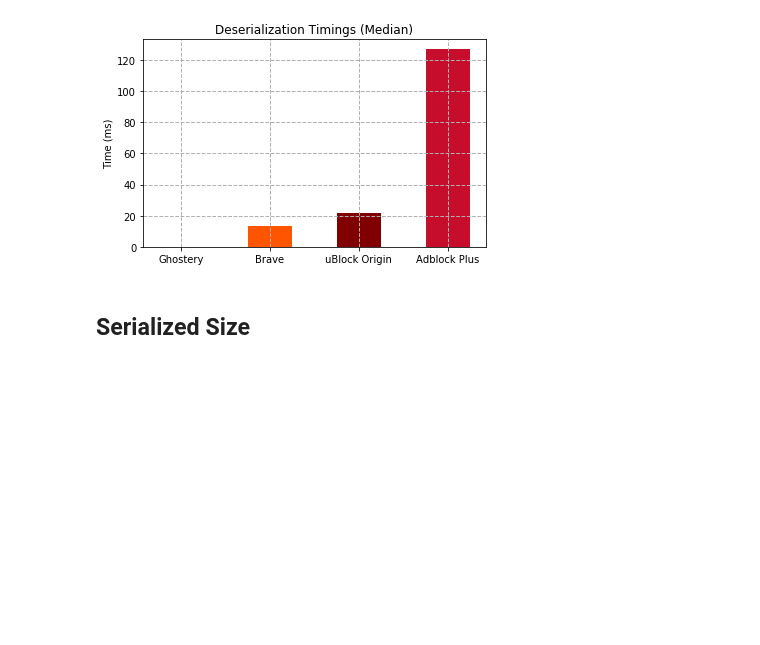
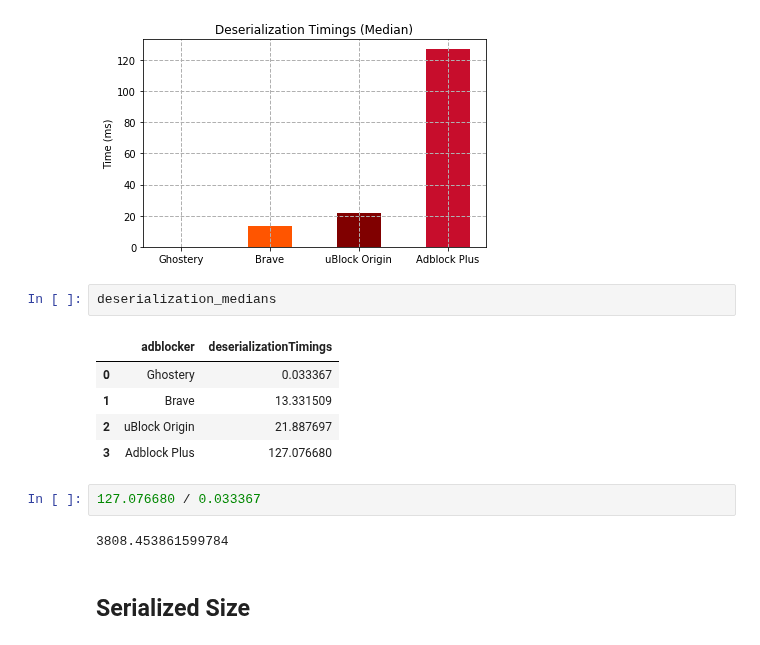
Before and after one commit to ghostery/adblocker, a Jupyter notebook: bench/comparison/comparing_adblockers.ipynb, the cells around one changed output. Saved outputs shown, nothing was run; the diff lists cells and outputs as text; blank space fills up the shorter version.

```diff
--- a/bench/comparison/comparing_adblockers.ipynb
+++ b/bench/comparison/comparing_adblockers.ipynb
@@ -360,6 +360,18 @@ barplot(
 )
 # %% [output]
 [figure]
+# %%
+deserialization_medians
+# %% [output]
+|  | adblocker | deserializationTimings |
+| 0 | Ghostery | 0.033367 |
+| 1 | Brave | 13.331509 |
+| 2 | uBlock Origin | 21.887697 |
+| 3 | Adblock Plus | 127.076680 |
+# %%
+127.076680 / 0.033367
+# %% [output]
+3808.453861599784
 # %% [markdown]
 ## Serialized Size
 # %%
```
Also changed, not shown: 1 other file.
